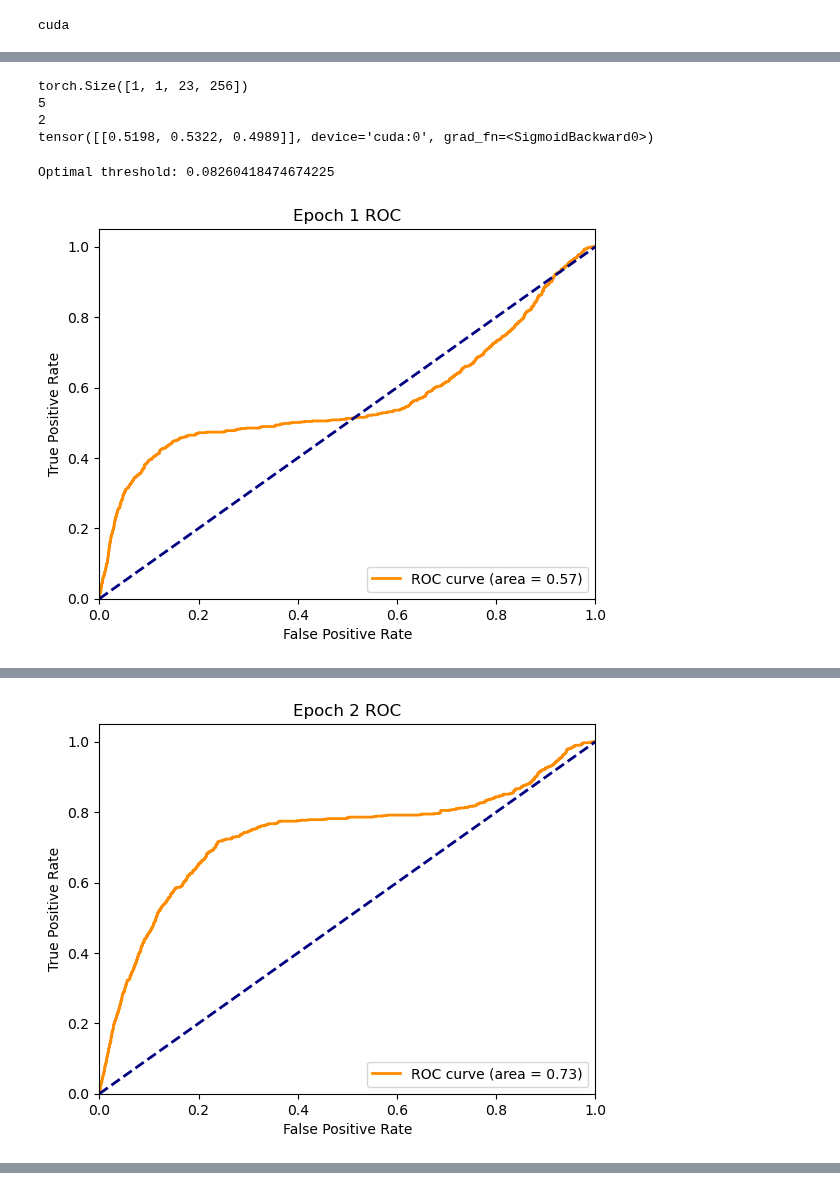
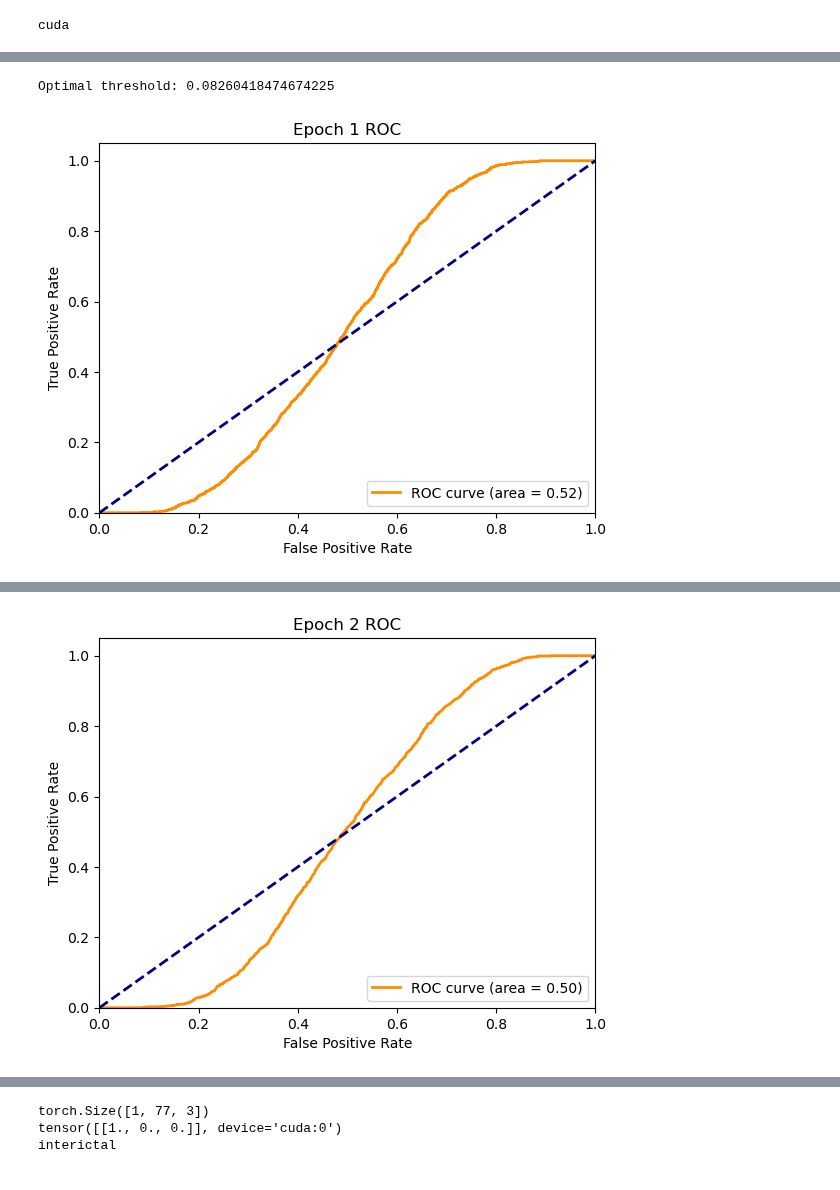
Before and after one commit to MattyB709/SeizureSense, a Jupyter notebook: Seizure Sense.ipynb, the cells around one changed output, grey strips where cells are left out. Drawn from its saved outputs; the diff is of its cells as text; code cells hidden in the pictures.

```diff
--- a/Seizure Sense.ipynb
+++ b/Seizure Sense.ipynb
@@ -50,18 +51,18 @@ class CHBData(Dataset):
 
     def __getitem__(self, index,):
 
-        segment = torch.load(f'CHB-MIT/Segments/chb05/{index}-chb05.pt')
-        segment = segment.unsqueeze(0)
+        segment = torch.load(f'CHB-MIT/Segments/chb01/{index}-chb01.pt')
+        #segment = segment.unsqueeze(0)
         segment = self.pad_sequence(segment)
 
         # Retrieve the label and map it to an integer
-        label_name = self.segment_dict[f'CHB-MIT/Segments/chb05/{index}-chb05.pt']
+        label_name = self.segment_dict[f'CHB-MIT/Segments/chb01/{index}-chb01.pt']
         label = self.label_to_int[label_name]
         segment = segment.float().to(device)
         return segment, label
     def pad_sequence(self,segment):
         # Find the padding required to make the shape of the tensor have a height of 28 (the greatest amount of channels in CHB-MIT)
-        total_padding = 28-segment.shape[2]
+        total_padding = 28-segment.shape[1]
         pad_top = total_padding // 2
         pad_bottom = total_padding - pad_top
 
@@ -71,7 +72,7 @@ class CHBData(Dataset):
 
         return padded_tensor
 # %%
-segment_dict = read_dict_from_json_file('CHB-MIT/segment_dict5.json')
+segment_dict = read_dict_from_json_file('CHB-MIT/segment_dict1.json')
 # %%
 num_workers = 0
 full_dataset = CHBData(segment_dict)
@@ -148,4 +293,4 @@ class SeizureSense(nn.Module):
 # %%
-model=SeizureSense()
+model=Conformer()
 model.to(device)
 # %% [output]
@@ -164,9 +313 @@ SeizureSense(
 )
-# %%
-output = model(train_dataset.__getitem__(2)[0].to(device))
-print(output)
-# %% [output]
-torch.Size([1, 1, 23, 256])
-5
-2
-tensor([[0.5198, 0.5322, 0.4989]], device='cuda:0', grad_fn=<SigmoidBackward0>)
@@ -199,7 +334,9 @@ for epoch in range(num_epochs):
         inputs, labels = inputs.float().to(device), labels.to(device)
         optimizer.zero_grad()
         outputs = model(inputs)
-        loss = criterion(outputs, labels)
+        agregated_outputs=outputs.mean(dim=1)
+
+        loss = criterion(agregated_outputs, labels)
         losses.append(loss.item())
         loss.backward()
         optimizer.step()
@@ -213,7 +350,8 @@ for epoch in range(num_epochs):
         for inputs, labels in val_loader:
             inputs, labels = inputs.float().to(device), labels.to(device)
             logits = model(inputs)
-            outputs = F.softmax(logits, dim=1)
+            agregated_logits=logits.mean(dim=1)
+            outputs = F.softmax(agregated_logits, dim=1)
 
             positive_class_probabilities = outputs[:, 1]
             predictions = (positive_class_probabilities.cpu().numpy() > optimal_threshold).astype(int)
@@ -225,31 +363,31 @@ for epoch in range(num_epochs):
     # Calculate metrics
     accuracy = accuracy_score(val_labels, val_predictions)
     recall = recall_score(val_labels,val_predictions, average=None)[1]
     # Calculate AUROC
     # For multi-class AUROC, we need to binarize the labels
     val_labels_binarized = label_binarize(val_labels, classes=range(num_classes))[:,1]
     val_probabilities_array = np.array(val_probabilities)
     auroc = roc_auc_score(val_labels_binarized, val_probabilities_array[:,1])
 
     # Calculate the ROC curve points
     fpr, tpr, thresholds = roc_curve(val_labels_binarized, val_probabilities_array[:,1])
     roc_auc = auc(fpr, tpr)  # Recalculate AUROC using AUC function for consistency in plotting
 
     plt.figure()
     lw = 2  # Line width
     plt.plot(fpr, tpr, color='darkorange', lw=lw, label=f'ROC curve (area = {roc_auc:.2f})')
     plt.plot([0, 1], [0, 1], color='navy', lw=lw, linestyle='--')
     plt.xlim([0.0, 1.0])
     plt.ylim([0.0, 1.05])
     plt.xlabel('False Positive Rate')
     plt.ylabel('True Positive Rate')
     plt.title(f'Epoch {epoch+1} ROC')
     plt.legend(loc="lower right")
     plt.show()
 
     print(f'Epoch {epoch+1}/{num_epochs} - Loss: {np.mean(losses):.4f}, Accuracy: {accuracy:.4f}, Recall: {recall:.4f}, AUROC: {auroc:.4f}')
 
     # Reset losses for next epoch
     losses = []
 # %% [output]
-[figure, old version]
+[figure, new version]
@@ -257 +395 @@ Epoch 1/5 - Loss: 0.1048, Accuracy: 0.9766, Recall: 0.0275, AUROC: 0.5691
-[figure, old version]
+[figure, new version]
@@ -266,0 +420,16 @@ torch.save(model.state_dict(), 'SeizureSenseStateDict.pth')
+# %%
+input=torch.rand((1,1,28,256)).float()
+
+model.eval()
+with torch.no_grad():  # Disable gradient computation for inference
+    predictions = model(input.to(device))
+    print(predictions.shape)
+    #print(predictions)
+
+    print(decode_predictions(predictions))
+    #predictions=decode_predictions(predictions)
+    #print('Predictions:',predictions)
+# %% [output]
+torch.Size([1, 77, 3])
+tensor([[1., 0., 0.]], device='cuda:0')
+interictal
```
Also changed, not shown: parts of 7 cells of this notebook, 2 other files.
